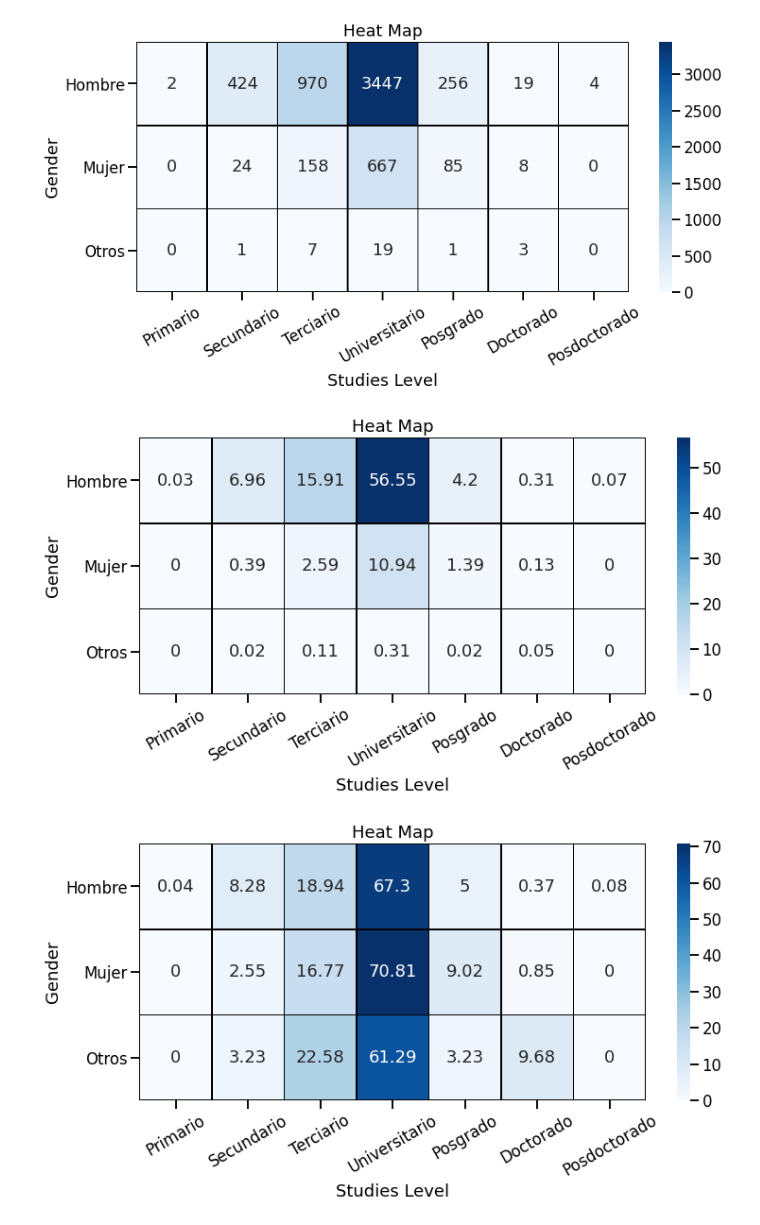
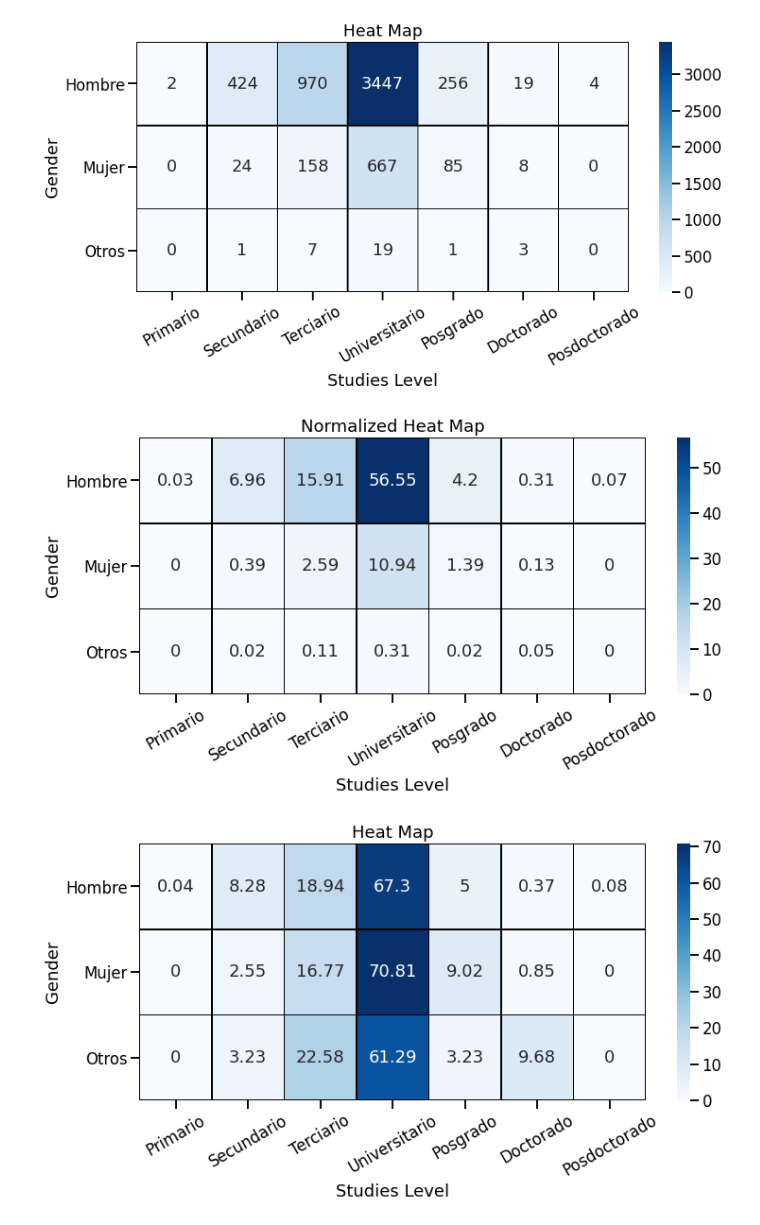
Before and after one commit to nicoambrosis/Analisis-y-Visualizacion-de-datos, a Jupyter notebook: 03 Varias Variables.ipynb, the cells around one changed output. Drawn from its saved outputs; the diff is of its cells as text; code cells hidden in the pictures.

```diff
--- a/03 Varias Variables.ipynb
+++ b/03 Varias Variables.ipynb
@@ -287,28 +287,28 @@ plt.show()
 # %%
 # graficamos los valores normalizados frente al total.
 fig = plt.figure(figsize=(12,5))
 
 data = pd.crosstab(df['profile_gender'], df['profile_studies_level'], normalize=True).round(4)[sorted_studies_levels]*100
 sns.heatmap(data,
             annot = True,
             fmt = 'g',
             cmap='Blues',
             linewidth=0.5,
             linecolor = 'black')
 
 plt.xticks(rotation=30)
 plt.xlabel('Studies Level')
 plt.yticks(rotation=0)
 plt.ylabel('Gender')
 
-plt.title('Heat Map')
+plt.title('Normalized Heat Map')
 
-
+plt.savefig('Normalized Heat Map.png', bbox_inches='tight', facecolor='white', transparent=False)
 
 
 plt.show()
 # %% [output]
-[figure, old version]
+[figure, new version]
 # %%
 # graficamos los valores normalizados para cada genero.
 fig = plt.figure(figsize=(12,5))
```
Also changed, not shown: parts of 4 cells of this notebook.
